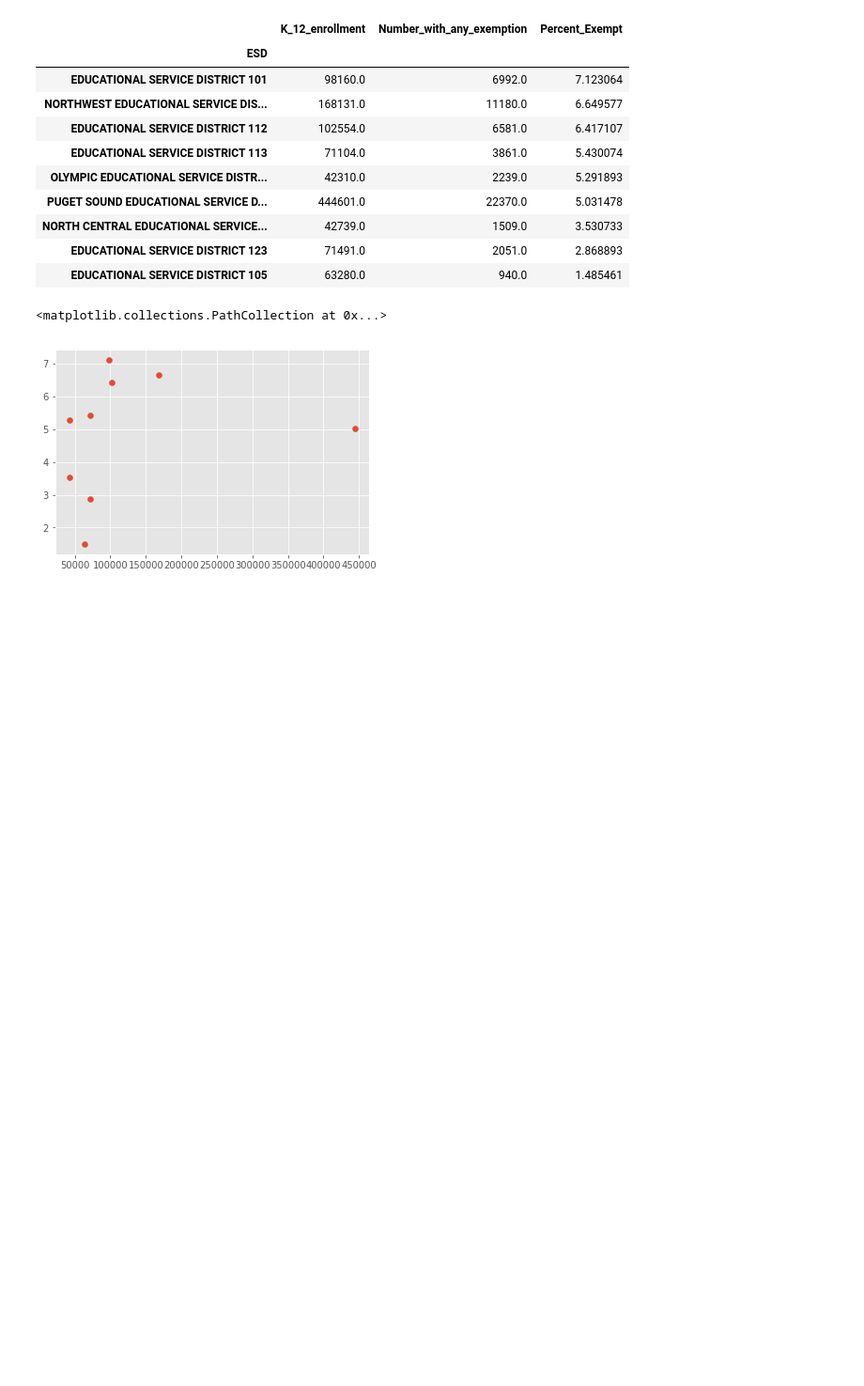
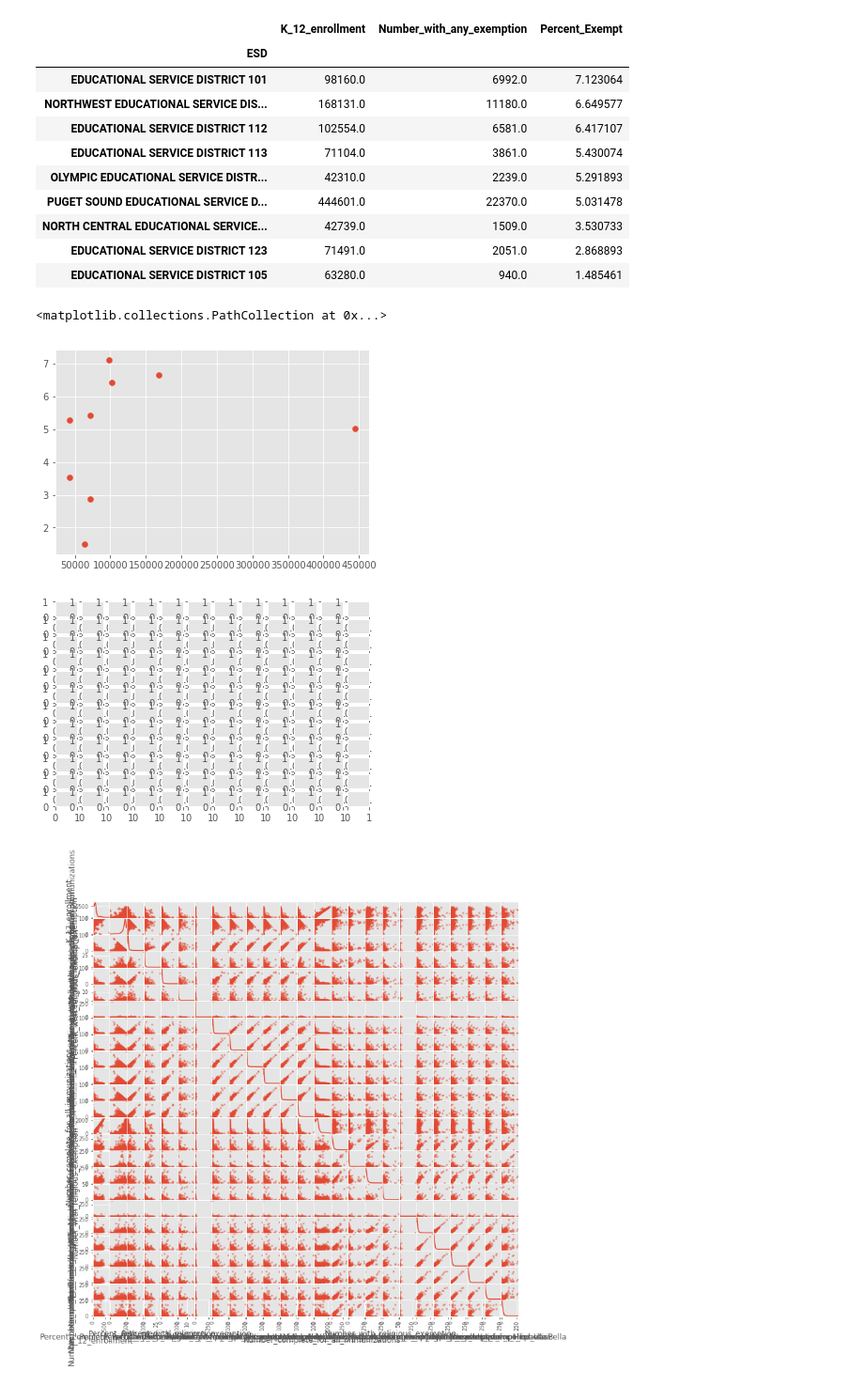
Before and after one commit to frischmuth/Washington-Immunization-Rates, a Jupyter notebook: Immunization IDE.ipynb, the cells around one changed output. Shown at 94% size. Drawn from its saved outputs; the diff is of its cells as text; code cells hidden in the pictures; blank space fills up the shorter version.

```diff
--- a/Immunization IDE.ipynb
+++ b/Immunization IDE.ipynb
@@ -45,3 +34,0 @@ all67.head()
-# %%
-all45.sort_index(inplace=True)
-all45.loc[['ARTZ FOX ELEMENTARY']]
@@ -243,3 +249,9 @@ plt.scatter(ESD45['K_12_enrollment'], ESD45['Percent_Exempt'])
 # %% [output]
 <matplotlib.collections.PathCollection at 0x...>
 [figure]
+# %%
+fig, ax = plt.subplots(12,12)
+pd.plotting.scatter_matrix(all45, alpha=0.5, figsize=(12, 12), diagonal='kde')
+# %% [output]
+[figure, added]
+[figure, added]
```
Also changed, not shown: parts of 23 cells of this notebook, 9 other files.
